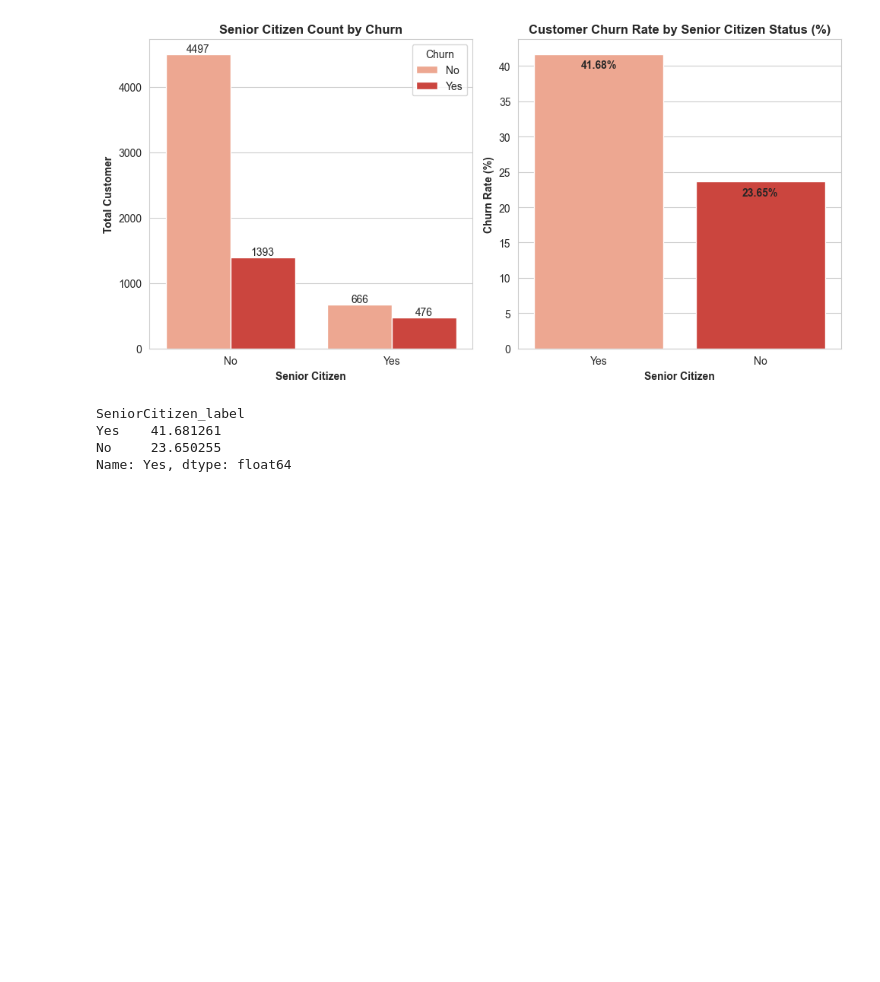
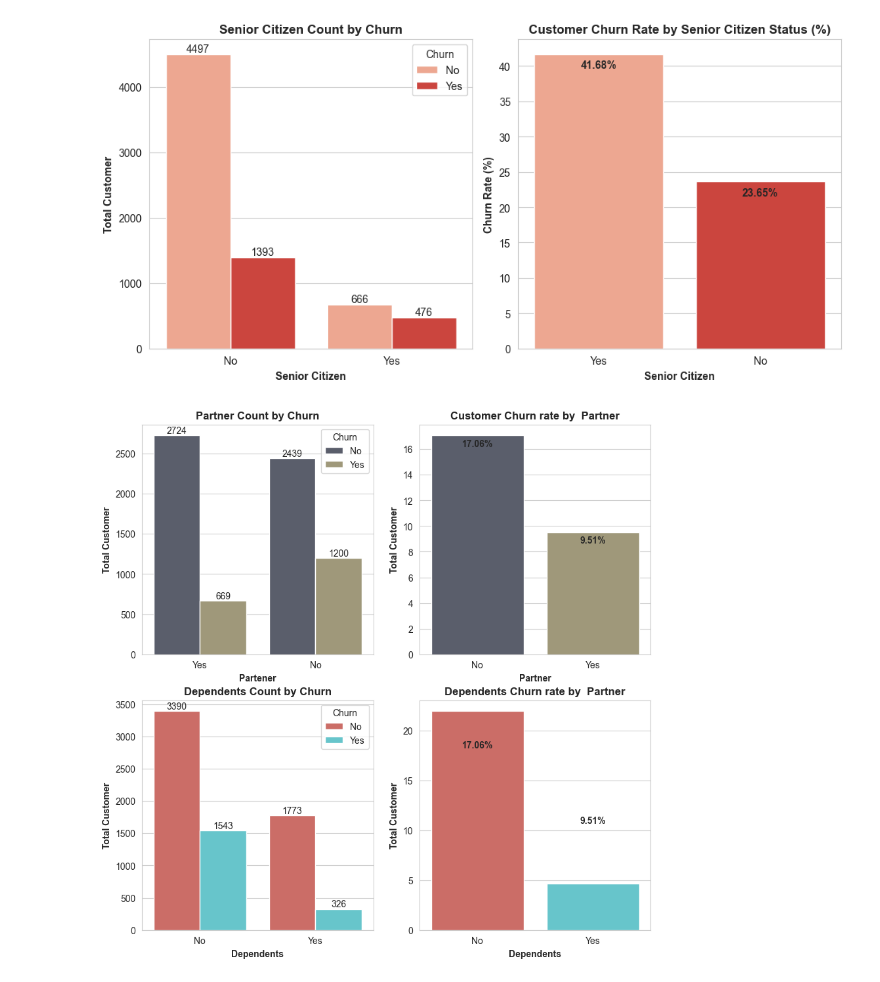
Before and after one commit to Md-Maruf-1727/customer-churn-prediction-ml, a Jupyter notebook: NoteBooks/03_eda_visualization.ipynb, the cells around one changed output. Drawn from its saved outputs; the diff is of its cells as text; code cells hidden in the pictures; blank space fills up the shorter version.

Commit message:
dependenst & partner

```diff
--- a/NoteBooks/03_eda_visualization.ipynb
+++ b/NoteBooks/03_eda_visualization.ipynb
@@ -117,11 +116,70 @@ plt.show()
 # %% [output]
 [figure]
 # %%
-senior_churn_rate = pd.crosstab(df['SeniorCitizen_label'], df['Churn'], normalize='index') * 100
-senior_churn_rate_yes = senior_churn_rate['Yes'].sort_values(ascending=False)
-senior_churn_rate_yes
+fig, axes = plt.subplots(2, 2, figsize=(10, 10))
+
+sns.countplot(
+    data=df,
+    x= 'Partner',
+    hue='Churn',
+    palette='cividis',
+    ax = axes[0, 0]
+)
+
+axes[0, 0].set_title("Partner Count by Churn", weight='bold')
+axes[0, 0].set_xlabel("Partener", weight='bold')
+axes[0, 0].set_ylabel("Total Customer", weight='bold')
+
+for container in axes[0, 0].containers:
+    axes[0, 0].bar_label(container)
+
+partner_churn_rate = pd.crosstab(df['Partner'], df['Churn'], normalize=True)*100
+partner_churn_rate_yes = partner_churn_rate['Yes'].sort_values(ascending=False)
+
+sns.barplot(
+    x=partner_churn_rate_yes.index,
+    y=partner_churn_rate_yes.values,
+    palette='cividis',
+    ax= axes[0, 1]
+)
+axes[0, 1].set_title("Customer Churn rate by  Partner", weight='bold')
+axes[0, 1].set_xlabel("Partner", weight='bold')
+axes[0, 1].set_ylabel("Total Customer", weight='bold')
+
+for i, value in enumerate(partner_churn_rate_yes.values):
+    axes[0, 1].text(i, value - 1, f"{value:.2f}%", ha='center', va='bottom', weight='bold')
+
+
+sns.countplot(
+    data=df,
+    x= 'Dependents',
+    hue='Churn',
+    palette='hls',
+    ax = axes[1, 0]
+)
+
+axes[1, 0].set_title("Dependents Count by Churn", weight='bold')
+axes[1, 0].set_xlabel("Dependents", weight='bold')
+axes[1, 0].set_ylabel("Total Customer", weight='bold')
+
+for container in axes[1, 0].containers:
+    axes[1, 0].bar_label(container)
+
+
+dependents_churn_rate = pd.crosstab(df['Dependents'], df['Churn'], normalize=True)*100
+dependents_churn_rate_yes = dependents_churn_rate['Yes'].sort_values(ascending=False)
+
+sns.barplot(
+    x=dependents_churn_rate_yes.index,
+    y=dependents_churn_rate_yes.values,
+    palette='hls',
+    ax= axes[1, 1]
+)
+axes[1, 1].set_title("Dependents Churn rate by  Partner", weight='bold')
+axes[1, 1].set_xlabel("Dependents", weight='bold')
+axes[1, 1].set_ylabel("Total Customer", weight='bold')
+
+for i, value in enumerate(partner_churn_rate_yes.values):
+    axes[1, 1].text(i, value + 1, f"{value:.2f}%", ha='center', va='bottom', weight='bold')
 # %% [output]
-SeniorCitizen_label
-Yes    41.681261
-No     23.650255
-Name: Yes, dtype: float64
+[figure, added]
```
Also changed, not shown: parts of 1 cell of this notebook.
